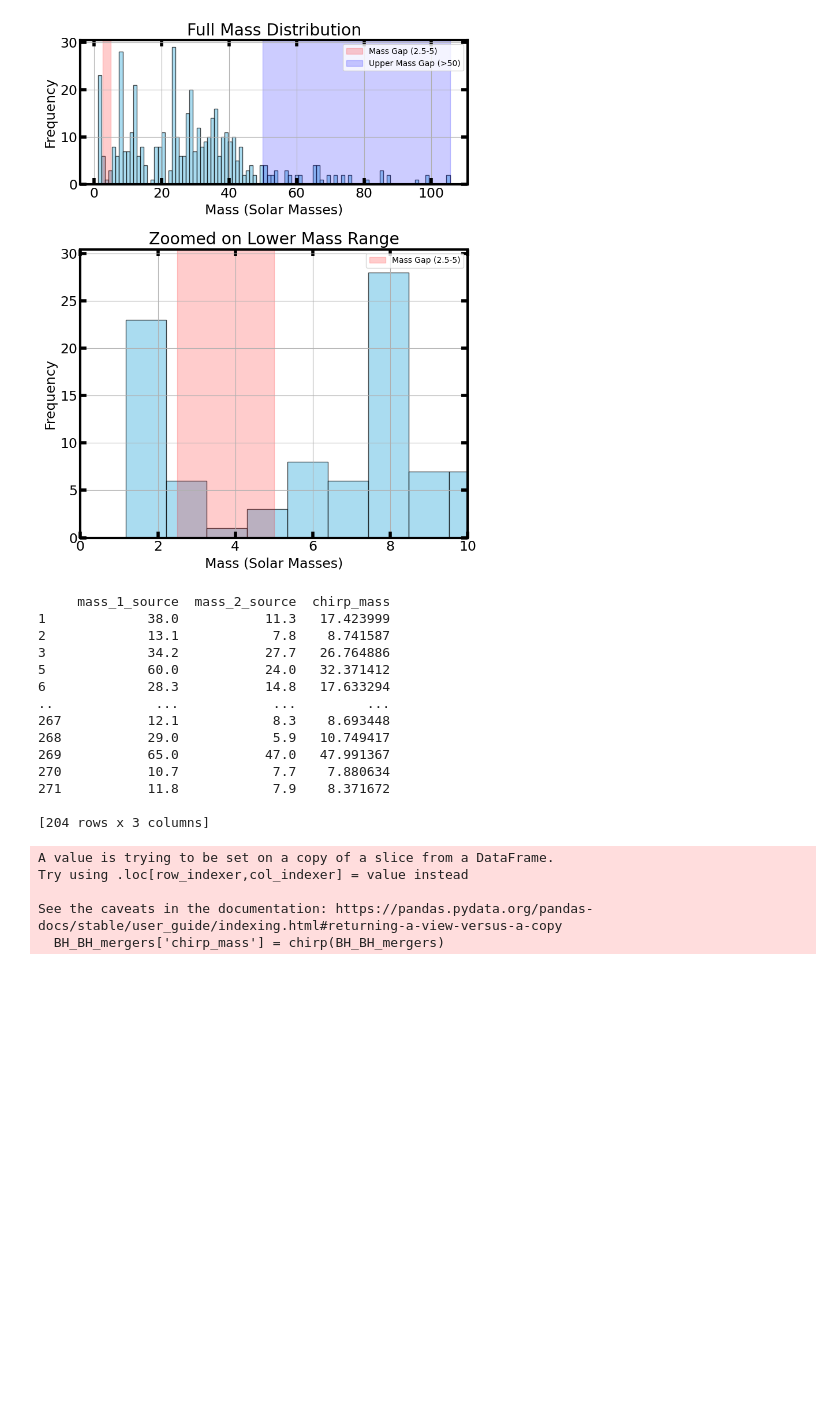
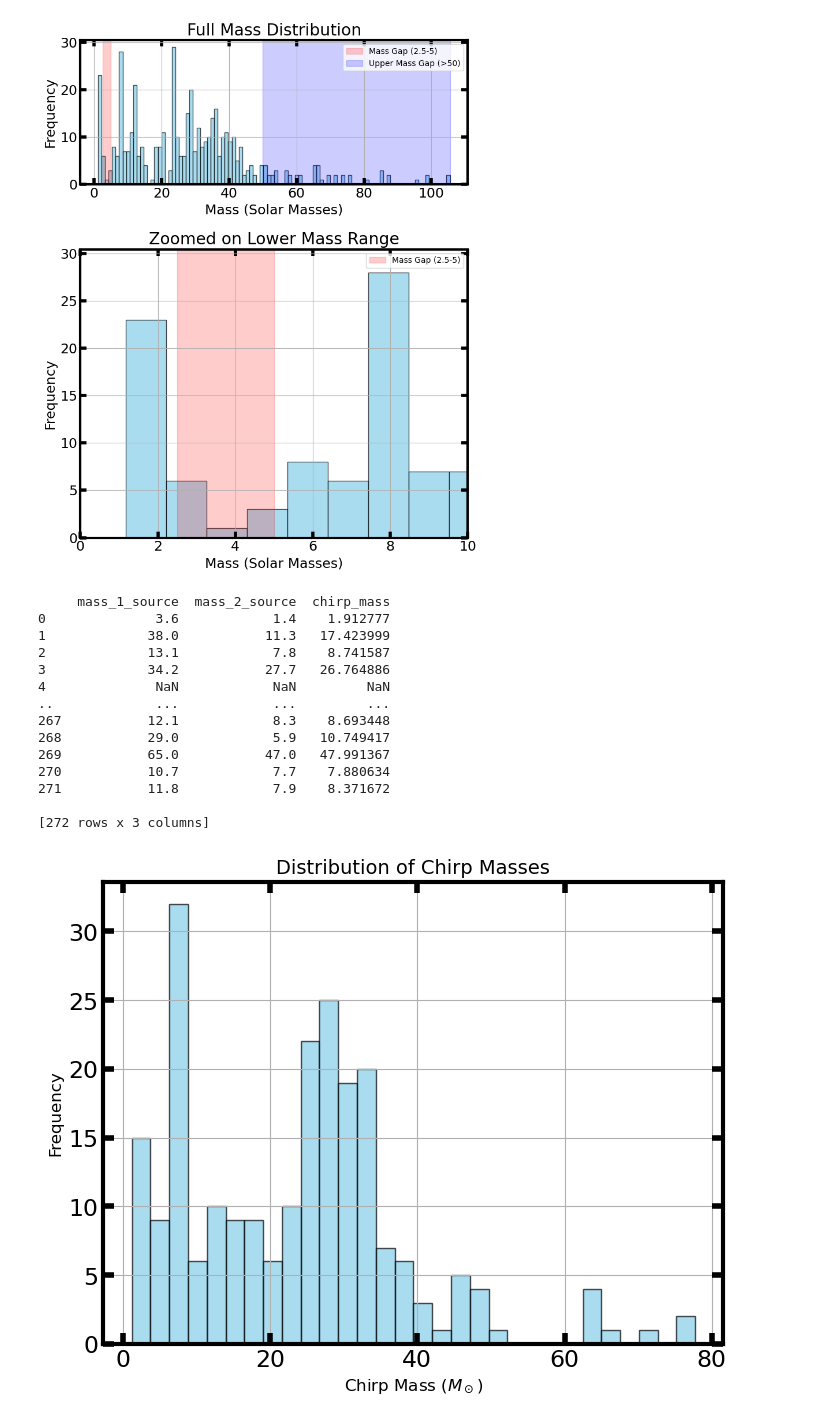
Before and after one commit to leighharwell/G-Waves, a Jupyter notebook: G-Waves.ipynb, the cells around one changed output. Drawn from its saved outputs; the diff is of its cells as text; code cells hidden in the pictures; blank space fills up the shorter version.

Commit message:
chirp_distrabution

```diff
--- a/G-Waves.ipynb
+++ b/G-Waves.ipynb
@@ -129,3 +129,6 @@ print(organized_df_BH_BH)
 271           11.8            7.9               19.0       BH-BH
 
 [204 rows x 4 columns]
+# %%
+df_events = pd.merge(df_events, pd.concat([NS_NS_mergers, NS_BH_mergers, BH_BH_mergers]), how='left')
+df_events
@@ -201,7 +218,7 @@ plot_mass_histogram_with_subplots(df_events)
 # %% [output]
 [figure]
 # %%
-def calculate_chirp_mass(df_events):
+def chirp(df_events):
     mass1 = df_events['mass_1_source']
     mass2 = df_events['mass_2_source']
     # Calculate chirp mass
@@ -209,15 +226,15 @@ def calculate_chirp_mass(df_events):
 
     return chirp_mass
 # %%
-BH_BH_mergers['chirp_mass'] = chirp(BH_BH_mergers)
-print(BH_BH_mergers[['mass_1_source', 'mass_2_source', 'chirp_mass']])
+df_events['chirp_mass'] = chirp(df_events)
+print(df_events[['mass_1_source', 'mass_2_source', 'chirp_mass']])
 # %% [output]
      mass_1_source  mass_2_source  chirp_mass
+0              3.6            1.4    1.912777
 1             38.0           11.3   17.423999
 2             13.1            7.8    8.741587
 3             34.2           27.7   26.764886
-5             60.0           24.0   32.371412
-6             28.3           14.8   17.633294
+4              NaN            NaN         NaN
 ..             ...            ...         ...
 267           12.1            8.3    8.693448
 268           29.0            5.9   10.749417
@@ -225,9 +242,29 @@ print(BH_BH_mergers[['mass_1_source', 'mass_2_source', 'chirp_mass']])
 270           10.7            7.7    7.880634
 271           11.8            7.9    8.371672
 
-[204 rows x 3 columns]
+[272 rows x 3 columns]
-A value is trying to be set on a copy of a slice from a DataFrame.
-Try using .loc[row_indexer,col_indexer] = value instead
-
-See the caveats in the documentation: https://pandas.pydata.org/pandas-docs/stable/user_guide/indexing.html#returning-a-view-versus-a-copy
-  BH_BH_mergers['chirp_mass'] = chirp(BH_BH_mergers)
+# %%
+def plot_chirp_mass_distribution(df_events):
+    """
+    Plot the distribution of chirp masses from the BH_BH_mergers DataFrame.
+    """
+    # Extract chirp masses
+    chirp_masses = df_events['chirp_mass']
+
+    # Plot histogram
+    plt.figure(figsize=(8, 6))
+    plt.hist(chirp_masses, bins=30, color='skyblue', edgecolor='black', alpha=0.7)
+
+    # Add labels and title
+    plt.xlabel('Chirp Mass ($M_\\odot$)', fontsize=12)
+    plt.ylabel('Frequency', fontsize=12)
+    plt.title('Distribution of Chirp Masses', fontsize=14)
+    plt.grid(True)
+
+    # Show the plot
+    plt.show()
+
+# Call the function with the BH_BH_mergers DataFrame
+plot_chirp_mass_distribution(df_events)
+# %% [output]
+[figure, added]
```
Also changed, not shown: parts of 2 cells of this notebook.
